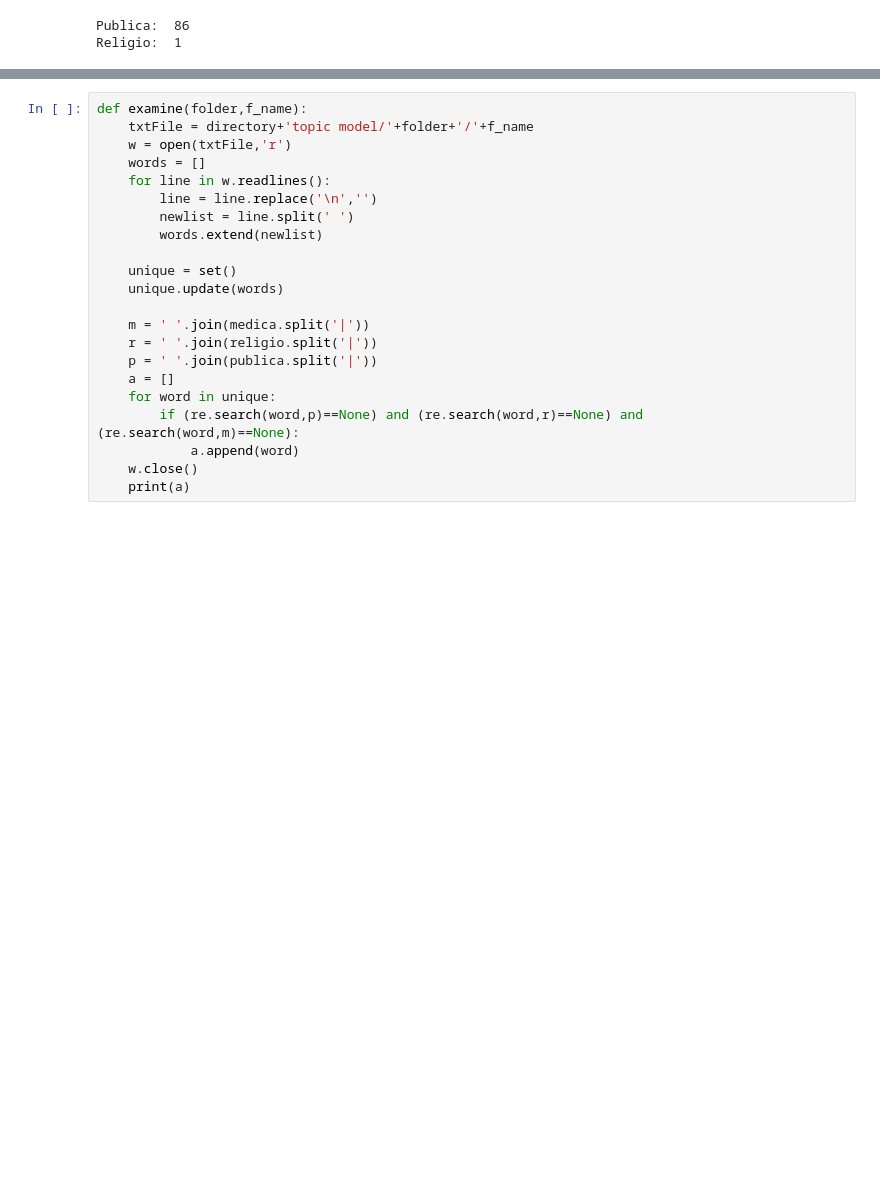
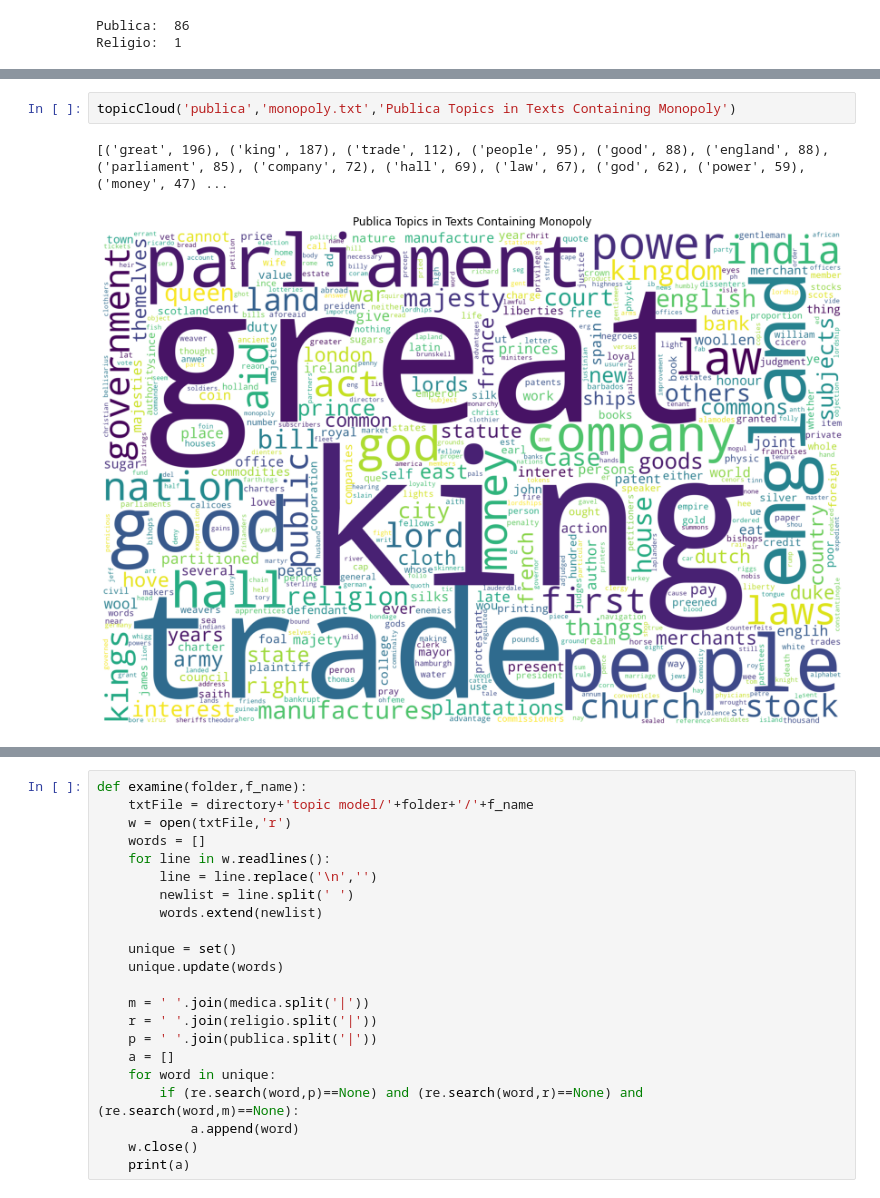
Before and after one commit to hsmith221/ECBC-21-22, a Jupyter notebook: Topic_Modeling/topics.ipynb, the cells around one changed output, grey strips where cells are left out. Cells and saved outputs as stored; diff of their text form; blank space fills up the shorter version.

```diff
--- a/Topic_Modeling/topics.ipynb
+++ b/Topic_Modeling/topics.ipynb
@@ -199,0 +205,5 @@ topicCloud('publica','eic_monopoly.txt')
+# %%
+topicCloud('publica','monopoly.txt','Publica Topics in Texts Containing Monopoly')
+# %% [output]
+[('great', 196), ('king', 187), ('trade', 112), ('people', 95), ('good', 88), ('england', 88), ('parliament', 85), ('company', 72), ('hall', 69), ('law', 67), ('god', 62), ('power', 59), ('money', 47) ...
+[figure, added]
```
Also changed, not shown: parts of 4 cells of this notebook, 6 other files.
